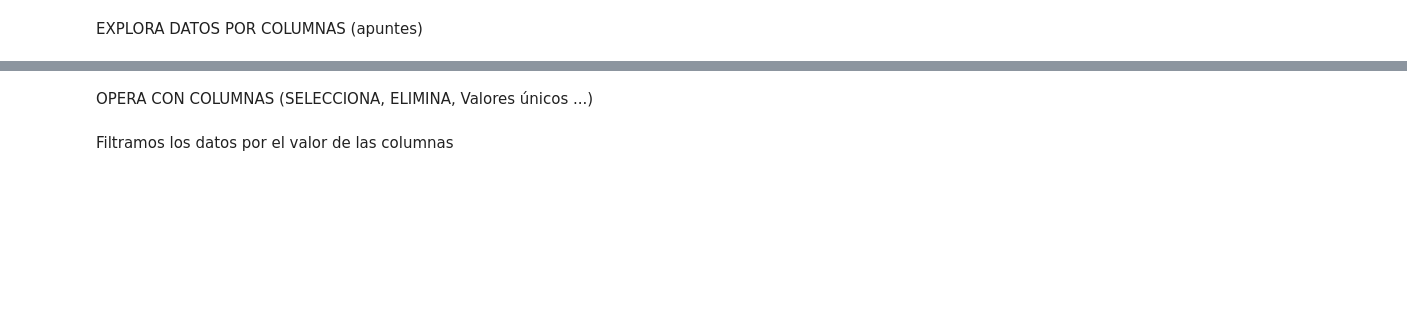
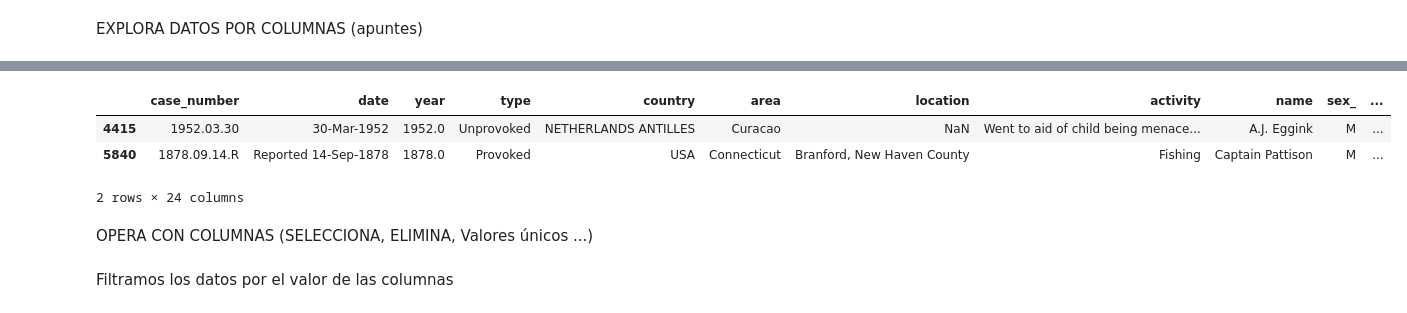
Before and after one commit to jesuschao/data-cleaning-pandas, a Jupyter notebook: your-code/clean.ipynb, the cells around one changed output, grey strips where cells are left out. Drawn from its saved outputs; the diff is of its cells as text; code cells hidden in the pictures; blank space fills up the shorter version.

```diff
--- a/your-code/clean.ipynb
+++ b/your-code/clean.ipynb
@@ -113,3 +223,10 @@ COMPRUEBA DATOS NUMËRICOS Y CATEGÓRICOS
+# %%
+attacks[attacks["unnamed:_23"].notna()]
+# %% [output]
+|  | case_number | date | year | type | country | area | location | activity | name | sex_ | ... |
+| 4415 | 1952.03.30 | 30-Mar-1952 | 1952.0 | Unprovoked | NETHERLANDS ANTILLES | Curacao | NaN | Went to aid of child being menace... | A.J. Eggink | M | ... |
+| 5840 | 1878.09.14.R | Reported 14-Sep-1878 | 1878.0 | Provoked | USA | Connecticut | Branford, New Haven County | Fishing | Captain Pattison | M | ... |
+2 rows × 24 columns
 # %% [markdown]
 OPERA CON COLUMNAS (SELECCIONA, ELIMINA, Valores únicos ...)
 # %% [markdown]
```
Also changed, not shown: parts of 25 cells of this notebook.
